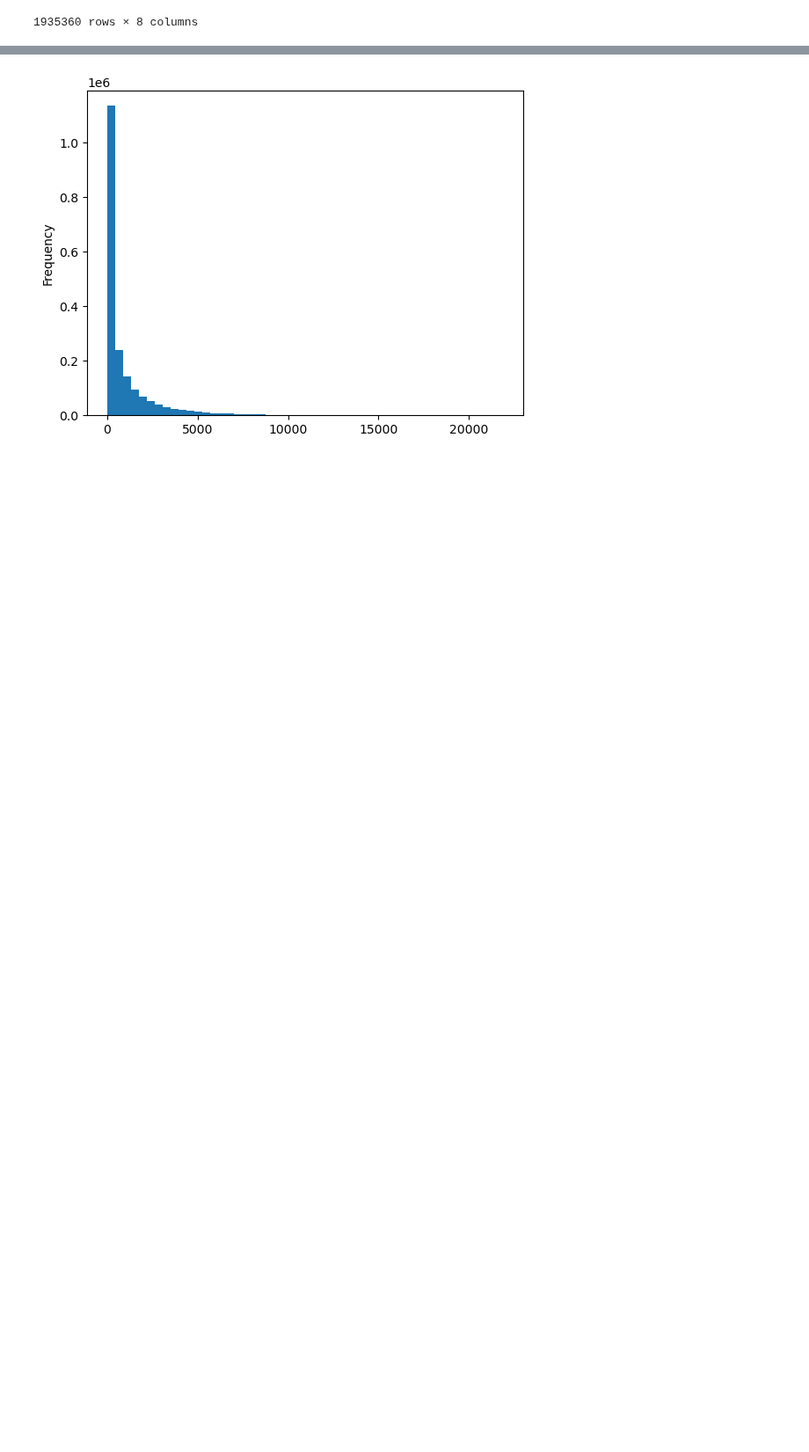
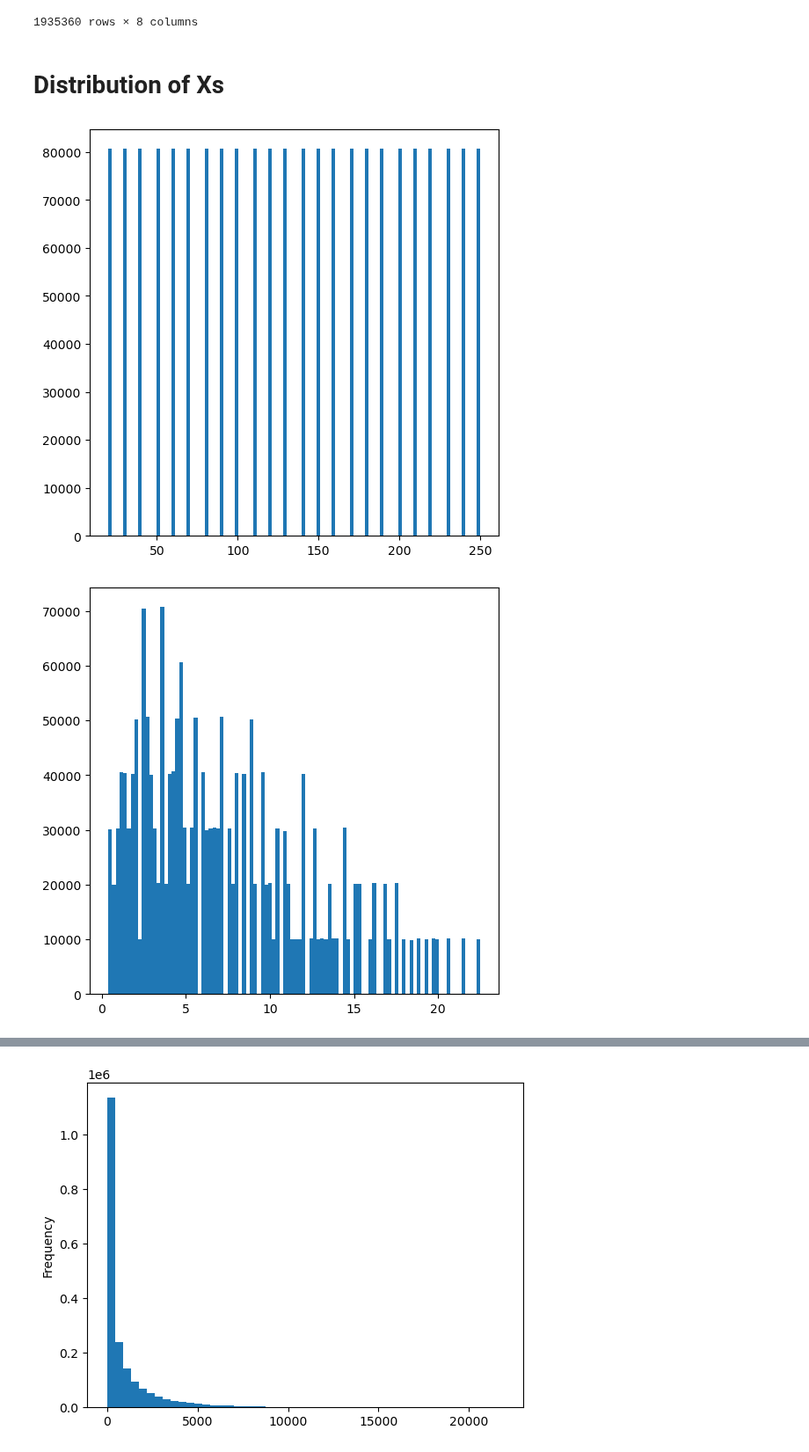
Before and after one commit to johnwslee/extrucal_machine-learning, a Jupyter notebook: ML_modeling/Part_2_multiple_ML_models_checking_distribution_of_throughput.ipynb, the cells around one changed output, grey strips where cells are left out. Shown at 88% size. Cells and saved outputs as stored; diff of their text form; code cells hidden in the pictures; blank space fills up the shorter version.

```diff
--- a/ML_modeling/Part_2_multiple_ML_models_checking_distribution_of_throughput.ipynb
+++ b/ML_modeling/Part_2_multiple_ML_models_checking_distribution_of_throughput.ipynb
@@ -23,3 +23,12 @@ df
 | 1935358 | 70 | 6.3 | 1000 | 40 | 35.0 | 10.5 | 2 | ... |
 | 1935359 | 180 | 10.8 | 1050 | 45 | 306.0 | 30.6 | 2 | ... |
 1935360 rows × 8 columns
+# %% [markdown]
+# Distribution of Xs
+# %%
+for col in df.columns[:-2]:
+    plt.figure(figsize=(6, 6))
+    plt.hist(df[f"{col}"], bins=100);
+# %% [output]
+[figure, added]
+[figure, added]
```
Also changed, not shown: parts of 2 cells of this notebook, 1 other file.
